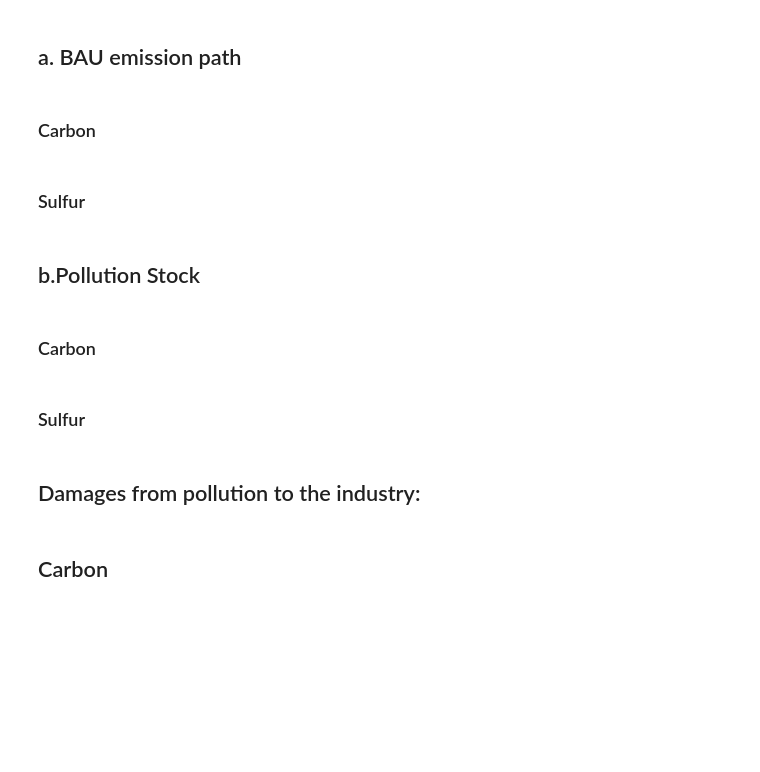
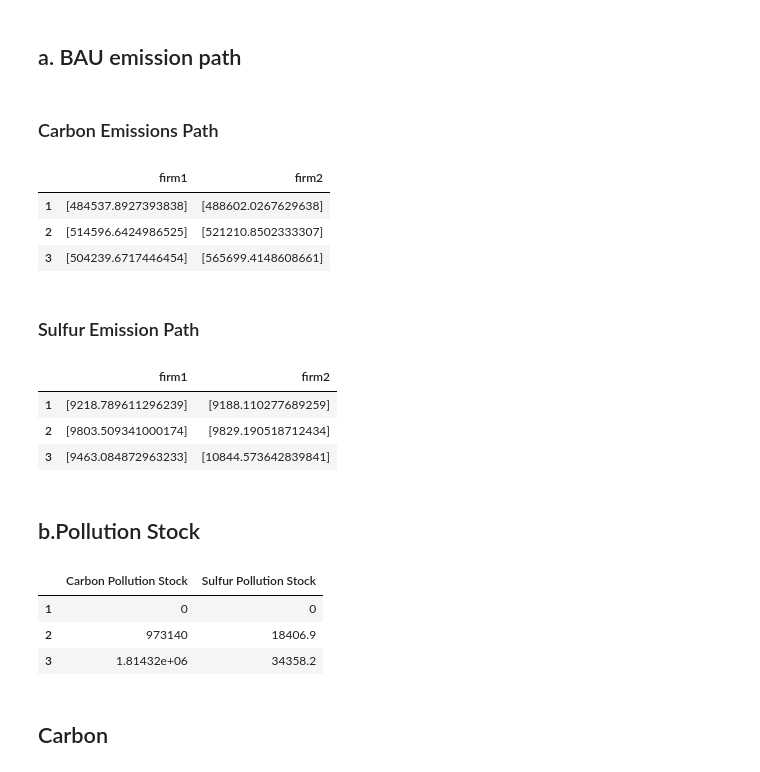
Before and after one commit to feryellassoued/A-non-cooperative-game-of-maritime-shippping-drivers-of-enviromental-governance, a Jupyter notebook: Main.ipynb, the cells around one changed output. Drawn from its saved outputs; the diff is of its cells as text; code cells hidden in the pictures; blank space fills up the shorter version.

```diff
--- a/Main.ipynb
+++ b/Main.ipynb
@@ -693,31 +724,41 @@ writer_1.save()
 # %% [markdown]
 # Resuts:
 # %%
-column_names = optimum_solution[1].keys()
-row_names = optimum_solution.keys()
+firms = optimum_solution[1].keys()
+periodes = optimum_solution.keys()
 # %% [markdown]
 ## a. BAU emission path
 # %% [markdown]
-### Carbon
+### Carbon Emissions Path
 # %%
-carbon_emission = pd.DataFrame(columns = column_names,   index = row_names )
+carbon_emission = pd.DataFrame(columns = firms,  index = periodes )
 
-for periode in optimum_solution.keys():
-    for firm in optimum_solution[periode].keys():
+for periode in periodes:
+    for firm in firms:
         carbon_emission[firm][periode] = ((optimum_solution[periode][firm]["Carbon Emissions"]).values).astype(float)
 
+
+carbon_emission.to_csv("carbonemissionpath")
 carbon_emission
+# %% [output]
+|  | firm1 | firm2 |
+| 1 | [484537.8927393838] | [488602.0267629638] |
+| 2 | [514596.6424986525] | [521210.8502333307] |
+| 3 | [504239.6717446454] | [565699.4148608661] |
 # %% [markdown]
-### Sulfur
+### Sulfur Emission Path
 # %%
-sulfur_emission = pd.DataFrame(columns =column_names ,  index = row_names )
+sulfur_emission = pd.DataFrame(columns = firms,  index = periodes )
 
-for periode in optimum_solution.keys():
-    for firm in optimum_solution[periode].keys():
+for periode in periodes:
+    for firm in firms:
         sulfur_emission[firm][periode] = ((optimum_solution[periode][firm]["Sulfur Emissions"]).values).astype(float)
-
+sulfur_emission.to_csv("sulfuremissionpath")
 sulfur_emission
+# %% [output]
+|  | firm1 | firm2 |
+| 1 | [9218.789611296239] | [9188.110277689259] |
+| 2 | [9803.509341000174] | [9829.190518712434] |
+| 3 | [9463.084872963233] | [10844.573642839841] |
 # %% [markdown]
 ## b.Pollution Stock
-# %% [markdown]
-### Carbon
@@ -726,2 +764,0 @@ BAU_carbon_pollution_stock
-# %% [markdown]
-### Sulfur
@@ -730,5 +765,16 @@ BAU_sulfur_pollution_stock
-# %% [markdown]
-## Damages from pollution to the industry:
+# %%
+Pollution_Stock = pd.DataFrame(columns = ["Carbon Pollution Stock", "Sulfur Pollution Stock"] ,  index = periodes )
+
+for periode in periodes:
+    Pollution_Stock["Carbon Pollution Stock"][periode] = BAU_carbon_pollution_stock[periode -1]
+    Pollution_Stock["Sulfur Pollution Stock"][periode] = BAU_sulfur_pollution_stock[periode -1]
+
+Pollution_Stock
+# %% [output]
+|  | Carbon Pollution Stock | Sulfur Pollution Stock |
+| 1 | 0 | 0 |
+| 2 | 973140 | 18406.9 |
+| 3 | 1.81432e+06 | 34358.2 |
 # %% [markdown]
 ## Carbon
 # %%
```
Also changed, not shown: parts of 18 cells of this notebook.
